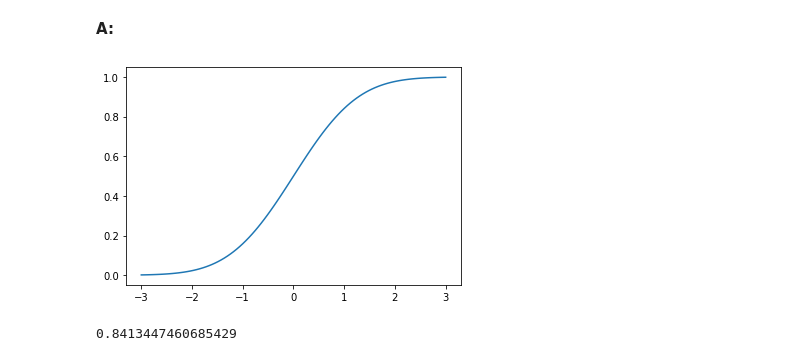
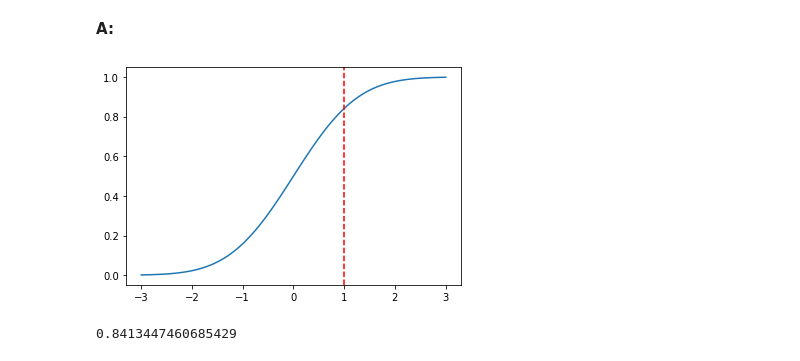
Before and after one commit to jduran3/Springboard, a Jupyter notebook: Frequentist Case Study/Frequentist Inference Case Study - Part A (3).ipynb, the cells around one changed output. Drawn from its saved outputs; the diff is of its cells as text; code cells hidden in the pictures.

```diff
--- a/Frequentist Case Study/Frequentist Inference Case Study - Part A (3).ipynb
+++ b/Frequentist Case Study/Frequentist Inference Case Study - Part A (3).ipynb
@@ -274,9 +274,10 @@ x = np.linspace(-3,3, 100)
 # %%
 cdf = norm.cdf(x, loc=0, scale=1)
 # %%
-plt.plot(x, cdf);
+plt.plot(x, cdf)
+plt.axvline(x=1, c='r', linestyle='--');
 # %% [output]
-[figure, old version]
+[figure, new version]
 # %%
 cdf_value = norm.cdf(1)
 cdf_value
```
Also changed, not shown: parts of 18 cells of this notebook, 4 other files.
